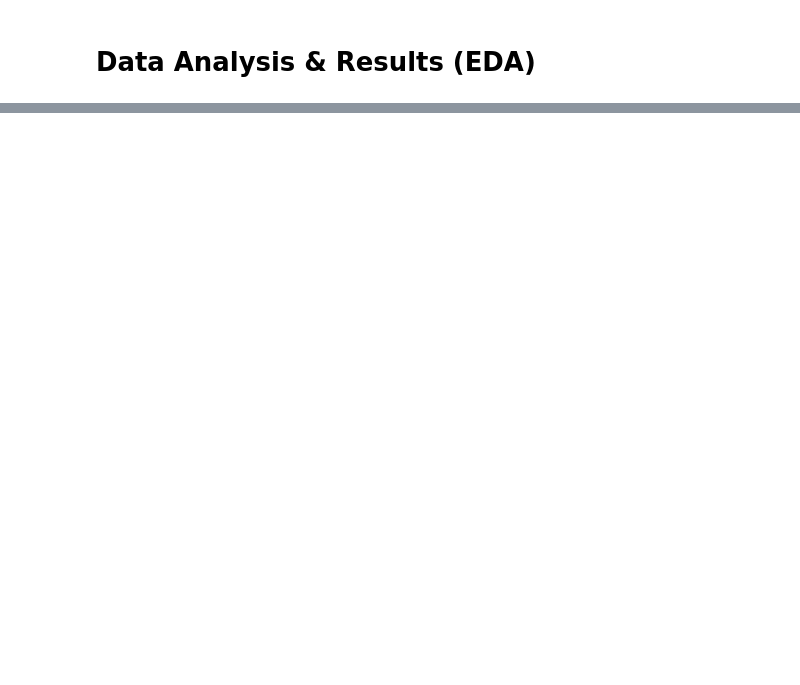
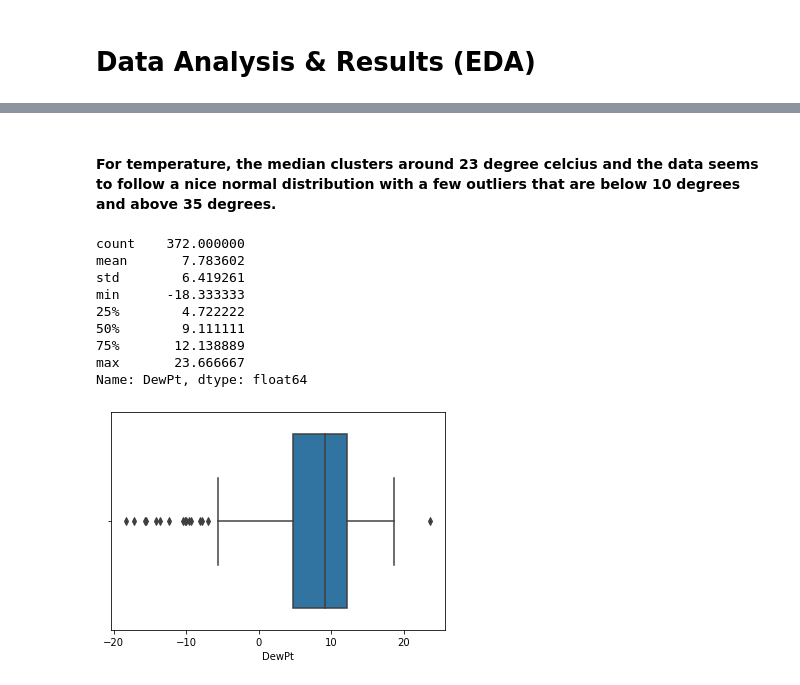
Before and after one commit to vikizzz/Analysis-on-the-Scale-of-Wildfire-Incident-in-California, a Jupyter notebook: EDACheckpoint_group010.ipynb, the cells around one changed output, grey strips where cells are left out. Cells and saved outputs as stored; diff of their text form; code cells hidden in the pictures; blank space fills up the shorter version.

```diff
--- a/EDACheckpoint_group010.ipynb
+++ b/EDACheckpoint_group010.ipynb
@@ -292,0 +342,16 @@ df.describe()
+# %% [markdown]
+#### For temperature, the median clusters around 23 degree celcius and the data seems to follow a nice normal distribution with a few outliers that are below 10 degrees and above 35 degrees.
+# %%
+sns.boxplot(x=dew_pt)
+dew_pt.describe()
+# %% [output]
+count    372.000000
+mean       7.783602
+std        6.419261
+min      -18.333333
+25%        4.722222
+50%        9.111111
+75%       12.138889
+max       23.666667
+Name: DewPt, dtype: float64
+[figure, added]
```
Also changed, not shown: parts of 25 cells of this notebook.
